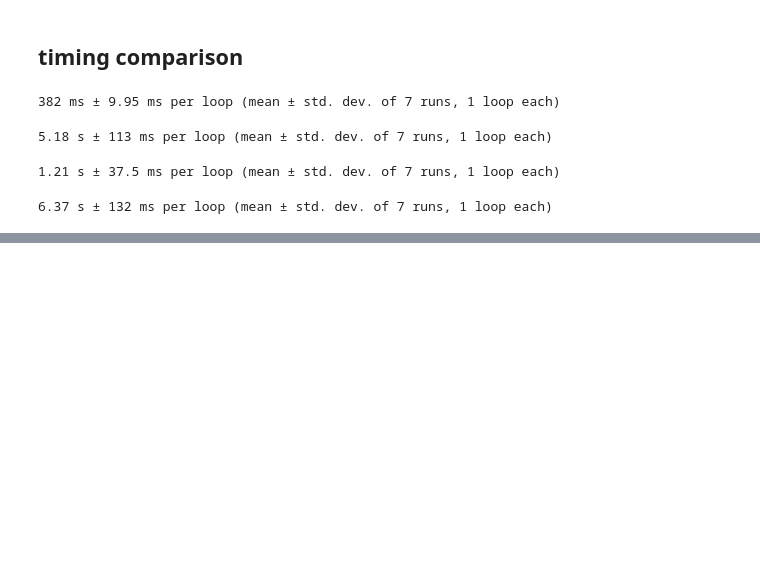
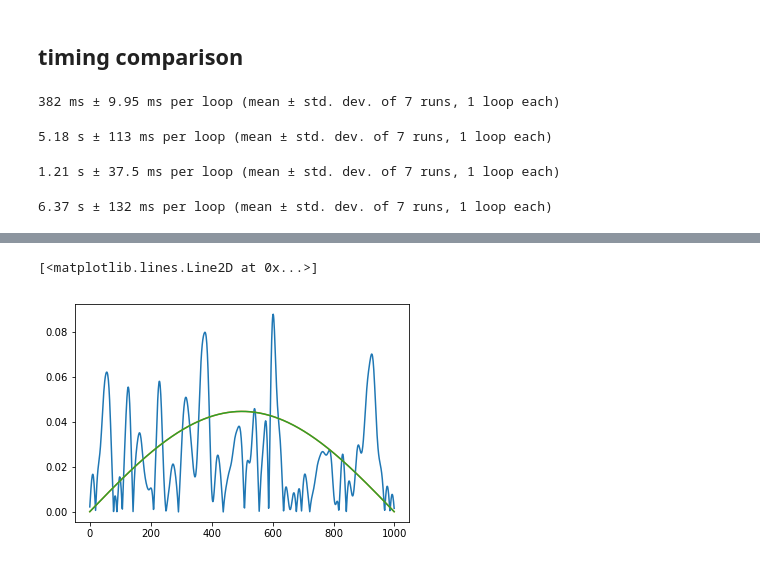
Before and after one commit to statefb/singular-spectrum-transformation, a Jupyter notebook: test.ipynb, the cells around one changed output, grey strips where cells are left out. Saved outputs shown, nothing was run; the diff lists cells and outputs as text; code cells hidden in the pictures; blank space fills up the shorter version.

```diff
--- a/test.ipynb
+++ b/test.ipynb
@@ -99,0 +95,17 @@ ax[1].plot(score,"r"); ax[1].set_title("score");
+# %%
+SIZE = 100
+d = 3*np.ones(SIZE)
+e = -1*np.ones(SIZE - 1)
+A = np.diag(d) + np.diag(e, k=1) + np.diag(e, k=-1)
+
+# scipy
+ws, vs = eigh_tridiagonal(d, e)
+
+# numpy svd
+vn,wn,_ = np.linalg.svd(A)
+
+# power method
+from fastsst.util.linear_algebra import power_method
+x0 = np.random.rand(A.shape[0])
+x0 /= np.linalg.norm(x0)
+vp,wp,_ = power_method(A,x0,n_iter=100)
@@ -99,0 +124,7 @@ ax[1].plot(score,"r"); ax[1].set_title("score");
+# %%
+plt.plot(np.abs(vp));
+plt.plot(np.abs(vs[:,-1]))
+plt.plot(np.abs(vn[:,0]))
+# %% [output]
+[<matplotlib.lines.Line2D at 0x...>]
+[figure, added]
```
Also changed, not shown: parts of 11 cells of this notebook, 1 other file.
